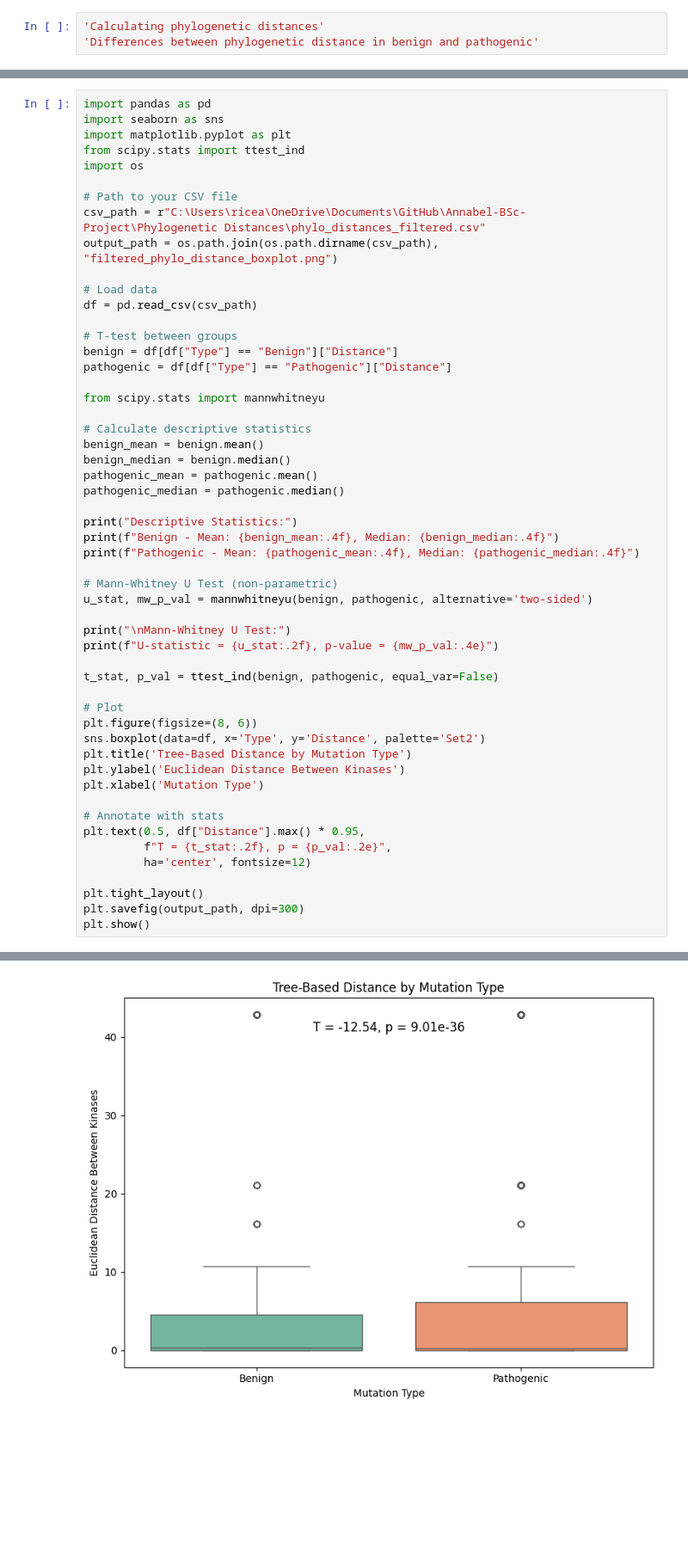
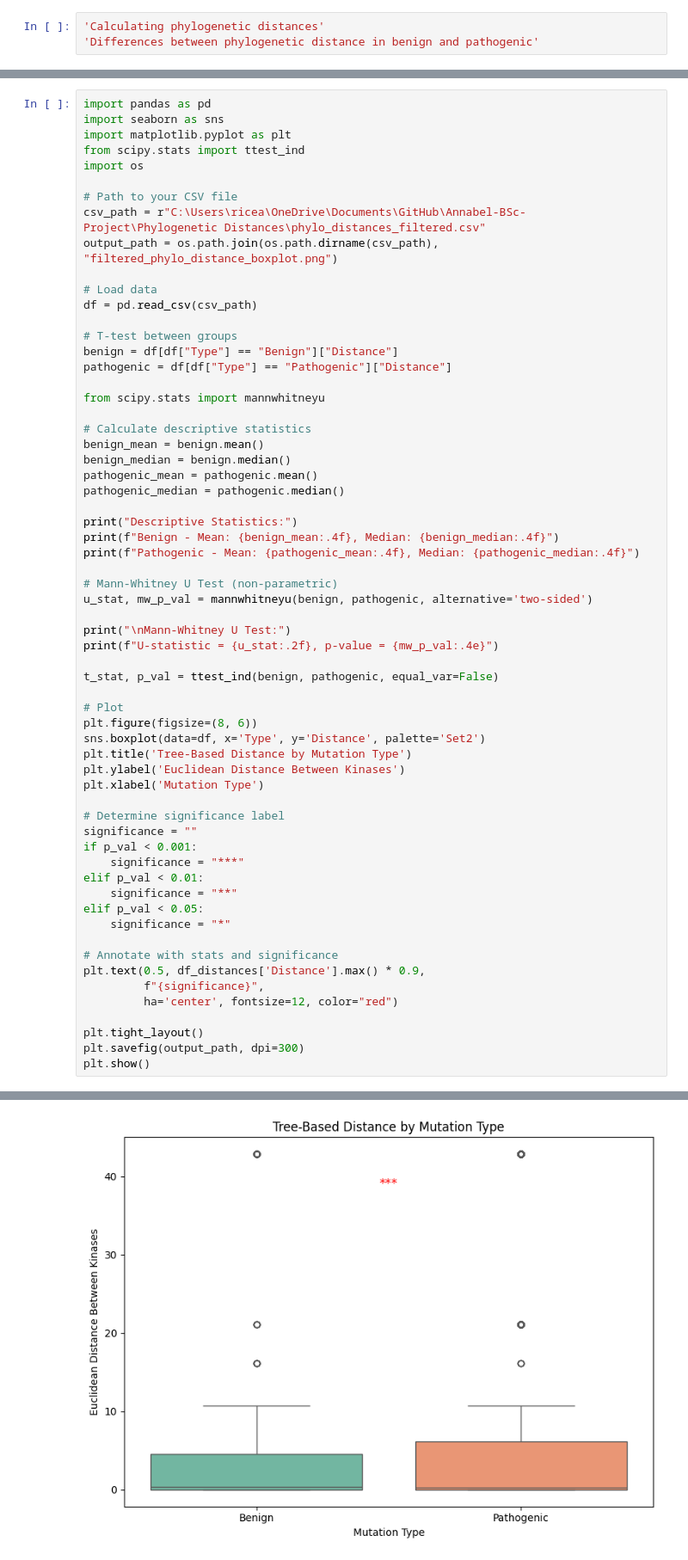
Before and after one commit to annabelrice30/Annabel-BSc-Project, a Jupyter notebook: Phylogenetic Distances/Phylogenetic distances.ipynb, the cells around one changed output, grey strips where cells are left out. Shown: that part at 86% size. Drawn from its saved outputs; the diff is of its cells as text; blank space fills up the shorter version.

```diff
--- a/Phylogenetic Distances/Phylogenetic distances.ipynb
+++ b/Phylogenetic Distances/Phylogenetic distances.ipynb
@@ -195,38 +205,47 @@ print(f"Pathogenic - Mean: {pathogenic_mean:.4f}, Median: {pathogenic_median:.4f
 
 # Mann-Whitney U Test (non-parametric)
 u_stat, mw_p_val = mannwhitneyu(benign, pathogenic, alternative='two-sided')
 
 print("\nMann-Whitney U Test:")
 print(f"U-statistic = {u_stat:.2f}, p-value = {mw_p_val:.4e}")
 
 t_stat, p_val = ttest_ind(benign, pathogenic, equal_var=False)
 
 # Plot
 plt.figure(figsize=(8, 6))
 sns.boxplot(data=df, x='Type', y='Distance', palette='Set2')
 plt.title('Tree-Based Distance by Mutation Type')
 plt.ylabel('Euclidean Distance Between Kinases')
 plt.xlabel('Mutation Type')
 
-# Annotate with stats
-plt.text(0.5, df["Distance"].max() * 0.95,
-         f"T = {t_stat:.2f}, p = {p_val:.2e}",
-         ha='center', fontsize=12)
+# Determine significance label
+significance = ""
+if p_val < 0.001:
+    significance = "***"
+elif p_val < 0.01:
+    significance = "**"
+elif p_val < 0.05:
+    significance = "*"
+
+# Annotate with stats and significance
+plt.text(0.5, df_distances['Distance'].max() * 0.9,
+         f"{significance}",
+         ha='center', fontsize=12, color="red")
 
 plt.tight_layout()
 plt.savefig(output_path, dpi=300)
 plt.show()
 # %% [output]
 Descriptive Statistics:
 Benign - Mean: 2.9877, Median: 0.3320
 Pathogenic - Mean: 5.0295, Median: 0.2916
 
 Mann-Whitney U Test:
 U-statistic = 10769772.00, p-value = 1.9358e-05
 Passing `palette` without assigning `hue` is deprecated and will be removed in v0.14.0. Assign the `x` variable to `hue` and set `legend=False` for the same effect.
 
   sns.boxplot(data=df, x='Type', y='Distance', palette='Set2')
-[figure, old version]
+[figure, new version]
 # %%
 # Sample sizes
 benign_n = len(benign)
```
Also changed, not shown: parts of 11 cells of this notebook, 24 other files.
